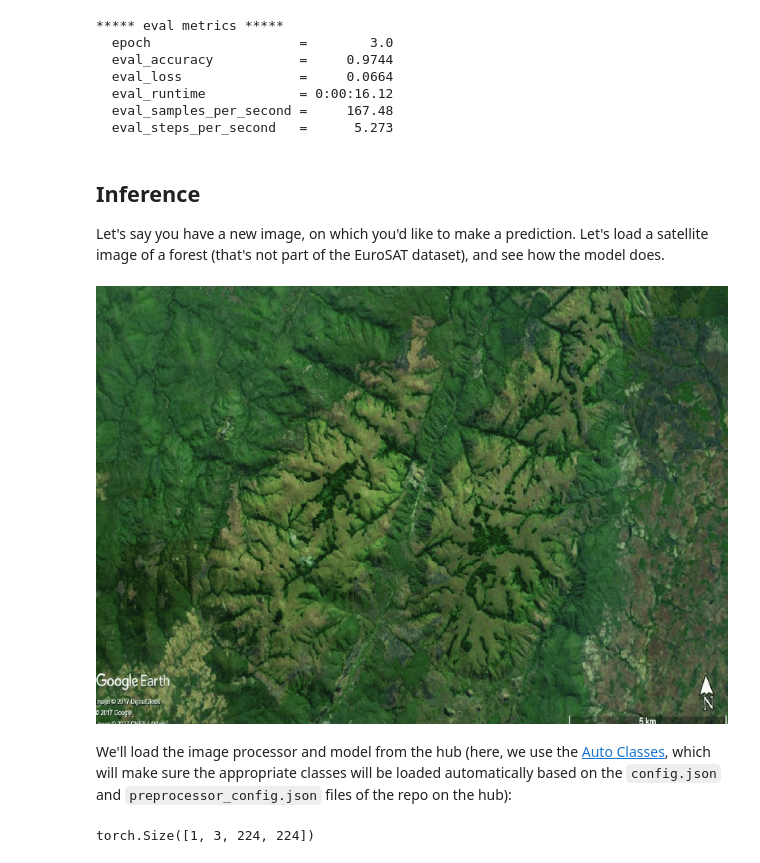
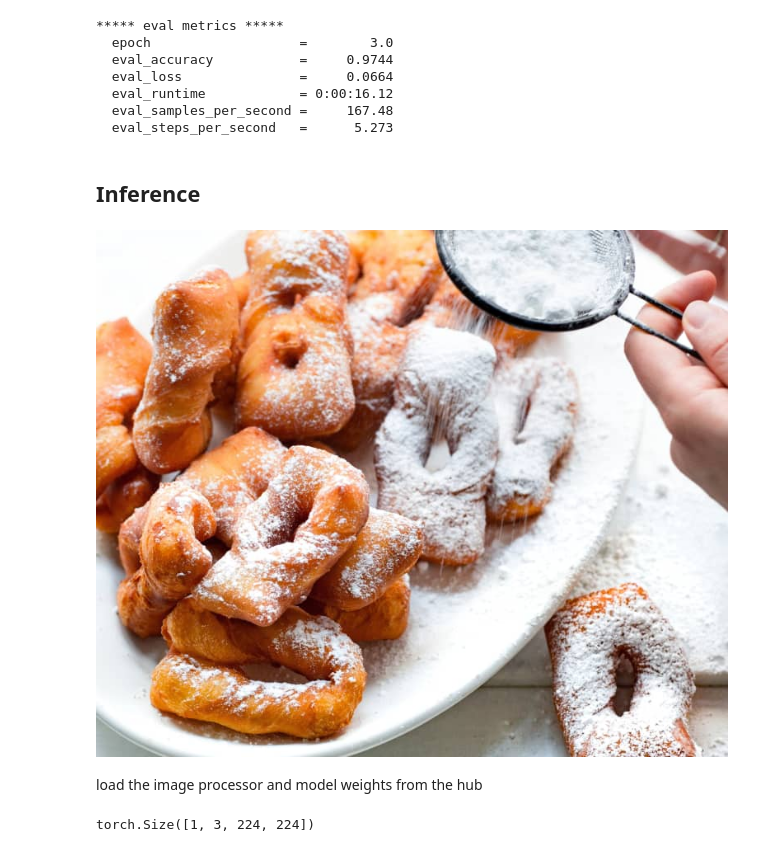
Before and after one commit to marinabar/hugging_face, a Jupyter notebook: food101_image_classification.ipynb, the cells around one changed output. Cells and saved outputs as stored; diff of their text form; code cells hidden in the pictures.

```diff
--- a/food101_image_classification.ipynb
+++ b/food101_image_classification.ipynb
@@ -432,21 +331,19 @@ trainer.save_metrics("eval", metrics)
   eval_runtime            = 0:00:16.12
   eval_samples_per_second =     167.48
   eval_steps_per_second   =      5.273
-# %% [markdown]
-## Inference
-
-Let's say you have a new image, on which you'd like to make a prediction. Let's load a satellite image of a forest (that's not part of the EuroSAT dataset), and see how the model does.
+# %% [markdown]
+## Inference
 # %%
 from PIL import Image
 import requests
 
-url = 'https://huggingface.co/nielsr/convnext-tiny-finetuned-eurostat/resolve/main/forest.png'
+url = 'https://assets.tmecosys.com/image/upload/t_web767x639/img/recipe/ras/Assets/ae8457a1-5f09-4f6e-a20c-bda33faeb4ad/Derivates/c632d805-2769-4b90-bb8c-6f11b90cb7ca.jpg'
 image = Image.open(requests.get(url, stream=True).raw)
 image
 # %% [output]
-[figure, old version]
+[figure, new version]
-# %% [markdown]
-We'll load the image processor and model from the hub (here, we use the [Auto Classes](https://huggingface.co/docs/transformers/model_doc/auto#transformers.AutoModelForImageClassification), which will make sure the appropriate classes will be loaded automatically based on the `config.json` and `preprocessor_config.json` files of the repo on the hub):
+# %% [markdown]
+load the image processor and model weights from the hub
 # %%
 from transformers import AutoModelForImageClassification, AutoImageProcessor
 
```
Also changed, not shown: parts of 30 cells of this notebook.
